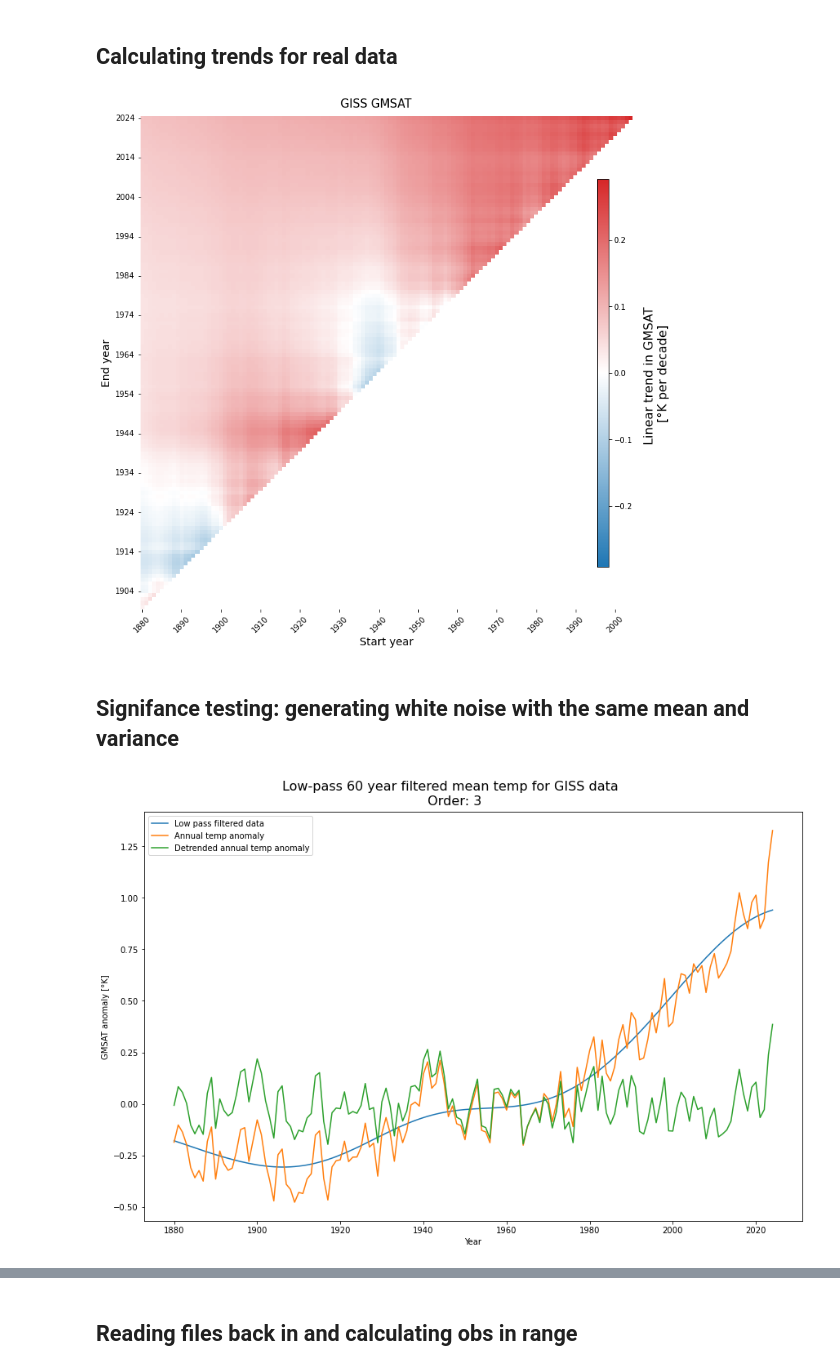
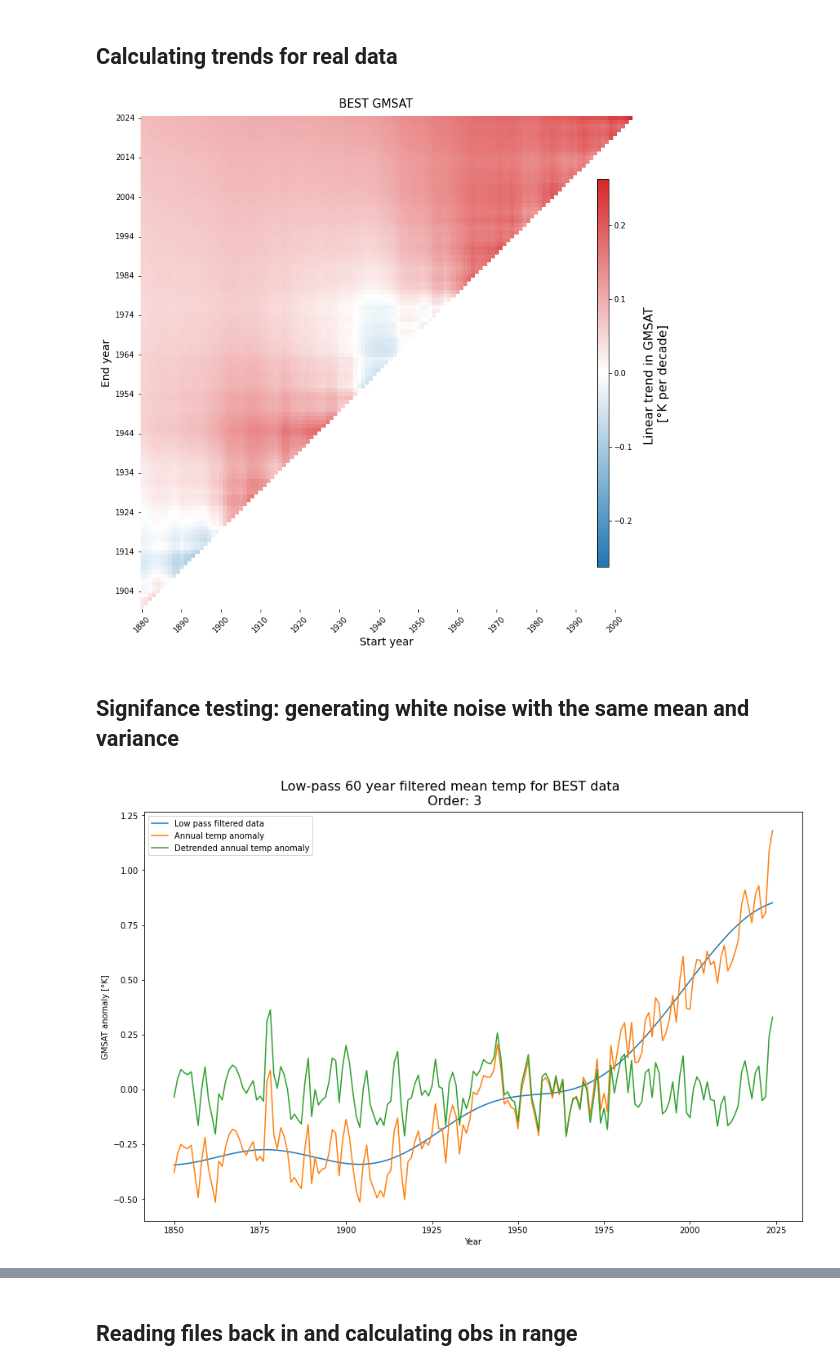
Before and after one commit to hanbyrne1995/GMSAT, a Jupyter notebook: GMSAT_trends.ipynb, the cells around one changed output, grey strips where cells are left out. Drawn from its saved outputs; the diff is of its cells as text; code cells hidden in the pictures.

```diff
--- a/GMSAT_trends.ipynb
+++ b/GMSAT_trends.ipynb
@@ -40,8 +40,8 @@ from GMSAT_functions import CropTrendsDf, GenerateRN, GenerateWN, TrendsDictFrom
 # %% [markdown]
 ## Parameters
 # %%
-obsName = 'GISS'
-N = 10
+obsName = 'BEST'
+N = 1000
 # %% [markdown]
 ### Directories
 # %% [markdown]
@@ -62,6 +62,9 @@ dirTrendsWN = pathBase + dirTrendsWNEnd
 # time series stats
 dirStatsEnd = 'TimeSeriesStats'
 dirStats = pathBase + dirStatsEnd
+
+# plots
+dirPlotsObs = f'/home/hbyrne/Research/GMSAT_JS/Plots/Plots_{obsName}'
 # %% [markdown]
 ## Calculating trends for real data
 # %%
@@ -133,7 +136,7 @@ colorBar.set_label('Linear trend in GMSAT \n[°K per decade]', rotation = 90, la
 
 plt.show()
 # %% [output]
-[figure, old version]
+[figure, new version]
 # %% [markdown]
 ## Signifance testing: generating white noise with the same mean and variance
 # %%
@@ -165,12 +168,17 @@ meanTempDetrended = meanTemp - meanTempFilt
 # %%
 fig, ax = plt.subplots(figsize = (12,8), constrained_layout = True)
 fig.suptitle(f'Low-pass {cutoff} year filtered mean temp for {obsName} data \n Order: {order}', fontsize = 16)
 plt.plot(meanTemp.year, meanTempFilt, label = 'Low pass filtered data')
 plt.plot(meanTemp.year, meanTemp, label = 'Annual temp anomaly')
 plt.plot(meanTemp.year, meanTempDetrended, label = 'Detrended annual temp anomaly')
 ax.set_ylabel('GMSAT anomaly [°K]')
 ax.set_xlabel('Year')
 plt.legend()
+
+# saving this figure
+MakeChangeDir(dirPlotsObs)
+plt.savefig(f'Detrending_{obsName}.png')
+
 plt.show()
 # %% [output]
-[figure, old version]
+[figure, new version]
```
Also changed, not shown: parts of 13 cells of this notebook.
